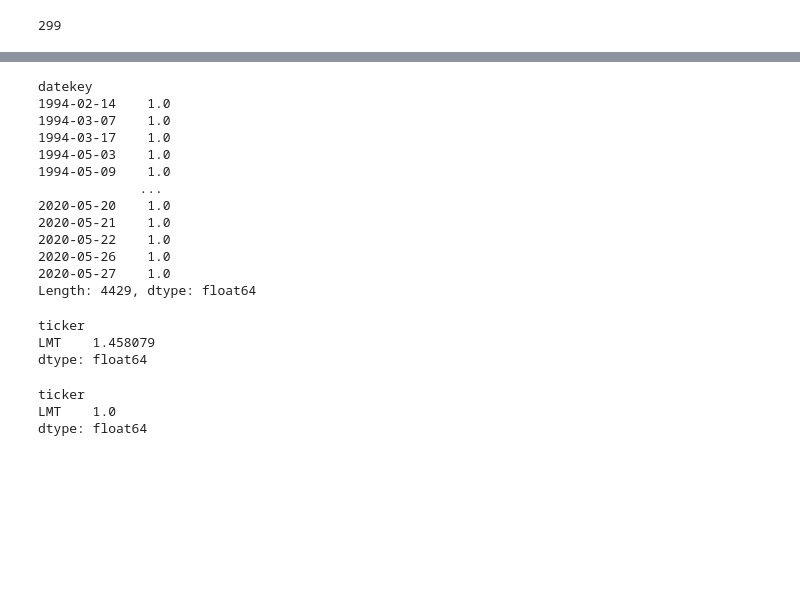
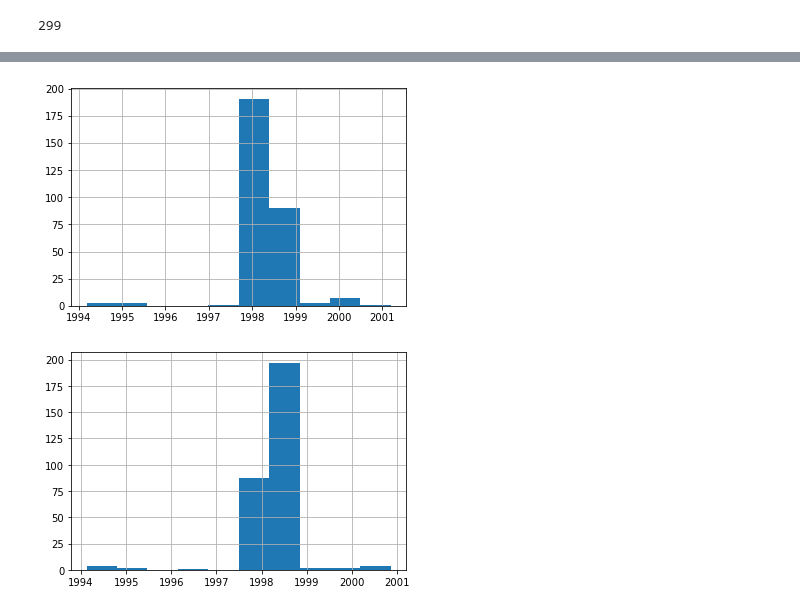
Before and after one commit to Northern125/ffin-task-2022-01, a Jupyter notebook: task_2.ipynb, the cells around one changed output, grey strips where cells are left out. Cells and saved outputs as stored; diff of their text form; code cells hidden in the pictures; blank space fills up the shorter version.

```diff
--- a/task_2.ipynb
+++ b/task_2.ipynb
@@ -268,0 +249,2 @@ Name: Close, Length: 1617309, dtype: float64
+# %%
+fd = fd.loc[idx[:, (~ fd.index.get_level_values('ticker').isin(_)), :]].copy()
@@ -268,0 +261,9 @@ Name: Close, Length: 1617309, dtype: float64
+# %%
+dimensions = fd_ar.index.get_level_values('dimension').unique()
+_fd_ar_res = {dimension:
+              fd_ar.xs(dimension, level='dimension').reset_index().set_index('datekey').groupby('ticker').\
+                  resample('D').ffill()
+              for dimension in dimensions}
+
+fd_ar_res = pd.concat(_fd_ar_res, axis='index', join='outer', ).copy()
+fd_ar_res.index.names = ['dimension'] + list(fd_ar_res.index.names[1:])
@@ -369,28 +290,0 @@ Name: revenue, dtype: float64
-# %%
-ratio_n.groupby('datekey').sum()
-# %% [output]
-datekey
-1994-02-14    1.0
-1994-03-07    1.0
-1994-03-17    1.0
-1994-05-03    1.0
-1994-05-09    1.0
-             ...
-2020-05-20    1.0
-2020-05-21    1.0
-2020-05-22    1.0
-2020-05-26    1.0
-2020-05-27    1.0
-Length: 4429, dtype: float64
-# %%
-ratio.xs('1994-05-09', level='datekey')
-# %% [output]
-ticker
-LMT    1.458079
-dtype: float64
-# %%
-ratio_n.xs('1994-05-09', level='datekey')
-# %% [output]
-ticker
-LMT    1.0
-dtype: float64
@@ -398,0 +291,14 @@ logging.basicConfig(level=logging.WARNING)
+# %%
+dim = 'ART'
+# %%
+fd_ar_res.xs(dim)['revenue'].groupby('ticker').apply(lambda _ser: _ser.first_valid_index()[1]).hist()
+
+plt.show()
+# %% [output]
+[figure, added]
+# %%
+fd_ar_res.xs(dim)['assets'].groupby('ticker').apply(lambda _ser: _ser.first_valid_index()[1]).hist()
+
+plt.show()
+# %% [output]
+[figure, added]
```
Also changed, not shown: parts of 63 cells of this notebook.
